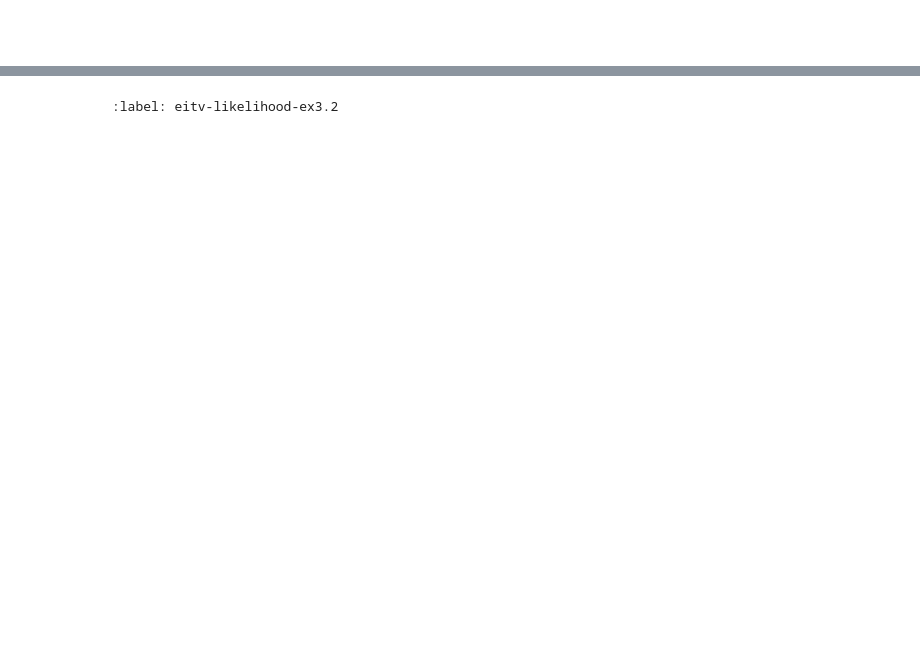
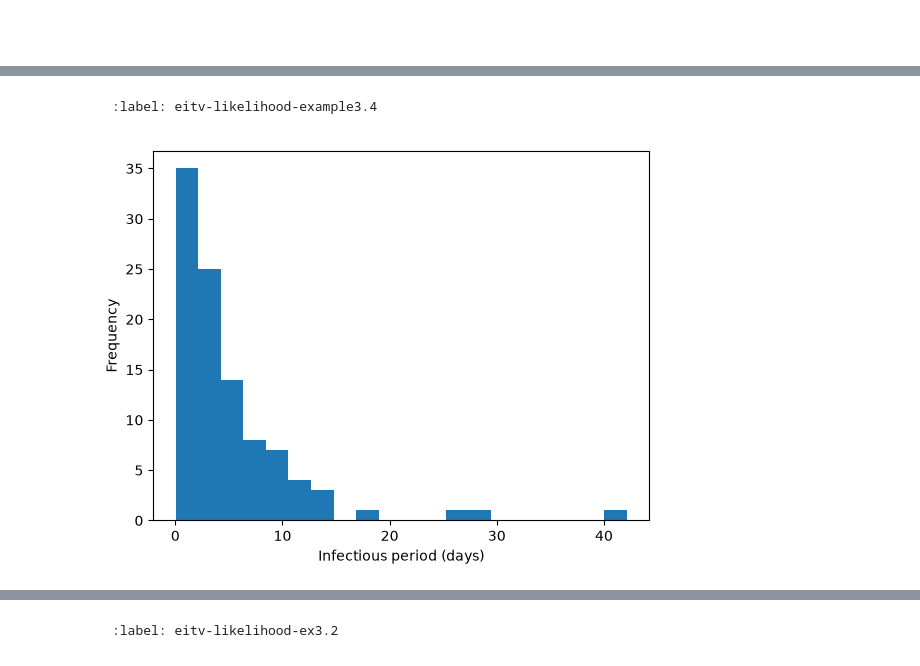
Before and after one commit to gem-epidemics/practical-epidemics, a Jupyter notebook: site/source/eitv/likelihood_theory.ipynb, the cells around one changed output, grey strips where cells are left out. Drawn from its saved outputs; the diff is of its cells as text; code cells hidden in the pictures; blank space fills up the shorter version.

`````diff
--- a/site/source/eitv/likelihood_theory.ipynb
+++ b/site/source/eitv/likelihood_theory.ipynb
@@ -305,0 +345,13 @@ These are approximate confidence intervals, and rely on the assumption that the
+# %% [markdown]
+````{codex-start}
+:label: eitv-likelihood-example3.4
+````
+# %%
+rng = np.random.default_rng(1)
+y = rng.exponential(scale=5, size=100)   # true mean 5 days, i.e. rate 0.2.  Like rexp(100, rate = 0.2)
+
+plt.hist(y, bins=20)
+plt.xlabel("Infectious period (days)")
+plt.ylabel("Frequency");
+# %% [output]
+[figure, added]
`````
Also changed, not shown: parts of 131 cells of this notebook, 4 other files.
